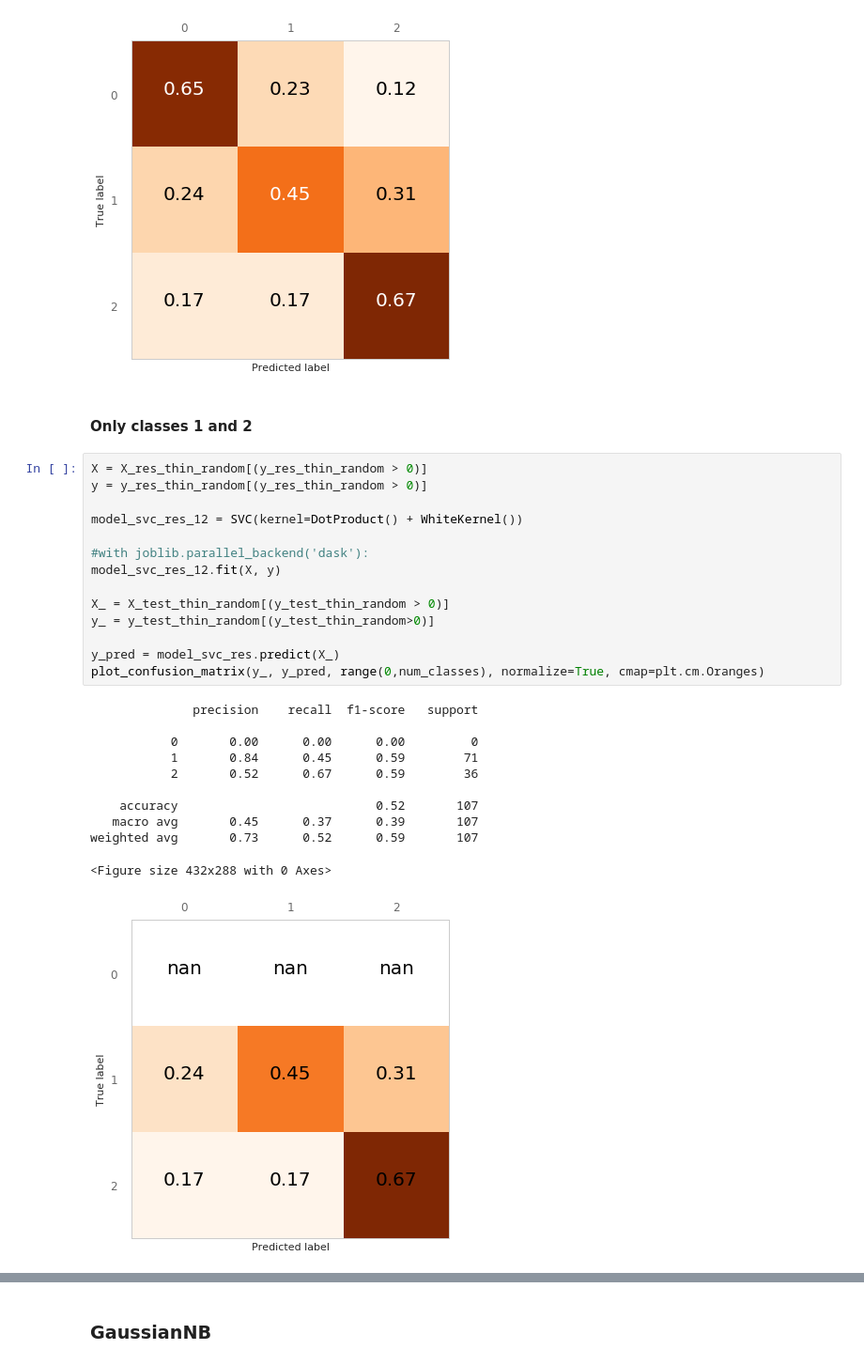
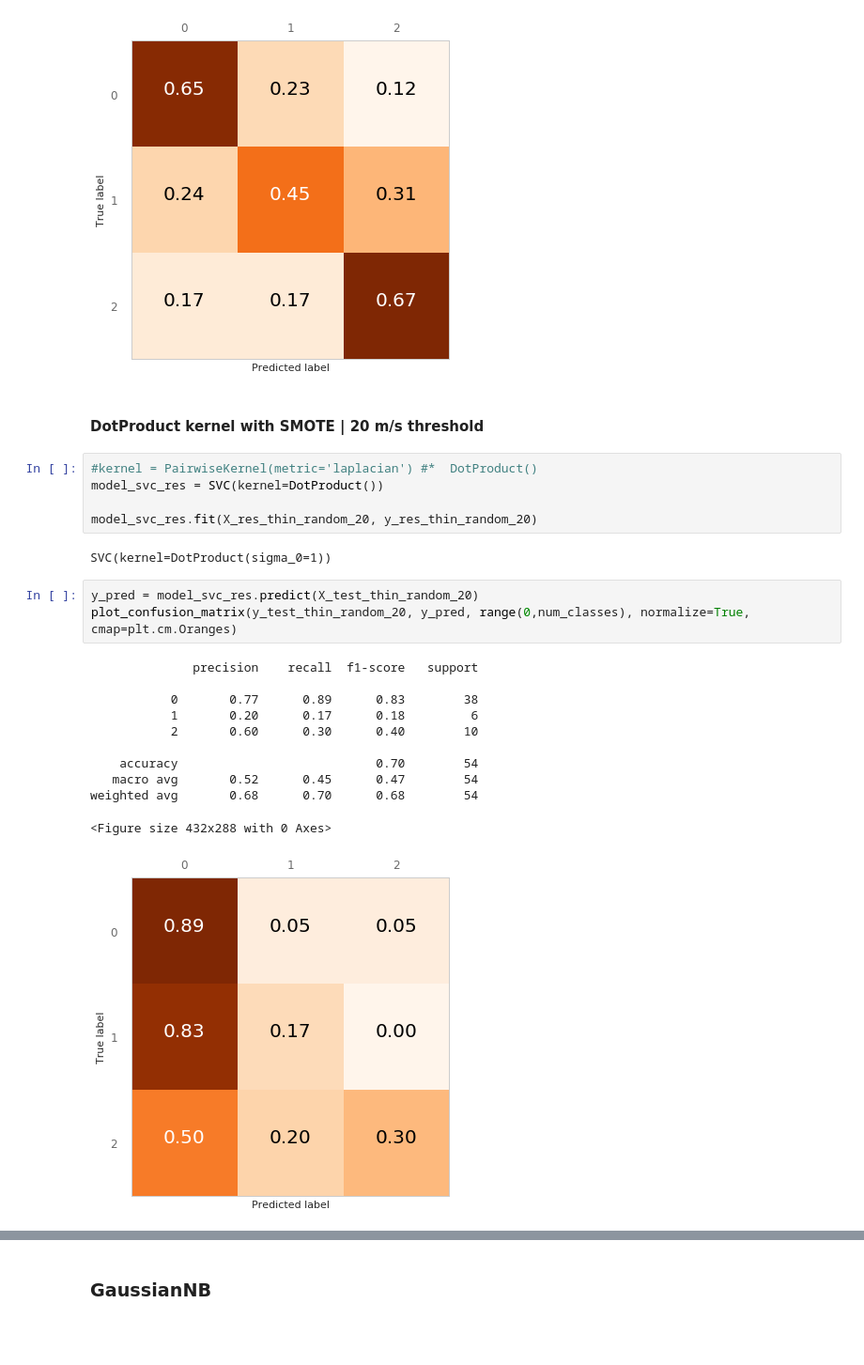
Before and after one commit to fmidev/sasse-polygon-process, a Jupyter notebook: notebooks/model_experiments.ipynb, the cells around one changed output, grey strips where cells are left out. Shown at 94% size. Saved outputs shown, nothing was run; the diff lists cells and outputs as text; blank space fills up the shorter version.

```diff
--- a/notebooks/model_experiments.ipynb
+++ b/notebooks/model_experiments.ipynb
@@ -692,31 +744,27 @@ plot_confusion_matrix(y_test_thin_random, y_pred, range(0,num_classes), normaliz
 weighted avg       0.90      0.64      0.73      1232
 <Figure size 432x288 with 0 Axes>
 [figure]
-# %% [markdown]
-#### Only classes 1 and 2
-# %%
-X = X_res_thin_random[(y_res_thin_random > 0)]
-y = y_res_thin_random[(y_res_thin_random > 0)]
-
-model_svc_res_12 = SVC(kernel=DotProduct() + WhiteKernel())
-
-#with joblib.parallel_backend('dask'):
-model_svc_res_12.fit(X, y)
-
-X_ = X_test_thin_random[(y_test_thin_random > 0)]
-y_ = y_test_thin_random[(y_test_thin_random>0)]
-
-y_pred = model_svc_res.predict(X_)
-plot_confusion_matrix(y_, y_pred, range(0,num_classes), normalize=True, cmap=plt.cm.Oranges)
-# %% [output]
-              precision    recall  f1-score   support
-
-           0       0.00      0.00      0.00         0
-           1       0.84      0.45      0.59        71
-           2       0.52      0.67      0.59        36
-
-    accuracy                           0.52       107
-   macro avg       0.45      0.37      0.39       107
-weighted avg       0.73      0.52      0.59       107
-<Figure size 432x288 with 0 Axes>
-[figure, removed]
+# %% [markdown]
+#### DotProduct kernel with SMOTE | 20 m/s threshold
+# %%
+#kernel = PairwiseKernel(metric='laplacian') #*  DotProduct()
+model_svc_res = SVC(kernel=DotProduct())
+
+model_svc_res.fit(X_res_thin_random_20, y_res_thin_random_20)
+# %% [output]
+SVC(kernel=DotProduct(sigma_0=1))
+# %%
+y_pred = model_svc_res.predict(X_test_thin_random_20)
+plot_confusion_matrix(y_test_thin_random_20, y_pred, range(0,num_classes), normalize=True, cmap=plt.cm.Oranges)
+# %% [output]
+              precision    recall  f1-score   support
+
+           0       0.77      0.89      0.83        38
+           1       0.20      0.17      0.18         6
+           2       0.60      0.30      0.40        10
+
+    accuracy                           0.70        54
+   macro avg       0.52      0.45      0.47        54
+weighted avg       0.68      0.70      0.68        54
+<Figure size 432x288 with 0 Axes>
+[figure, added]
```
Also changed, not shown: parts of 11 cells of this notebook, 2 other files.
